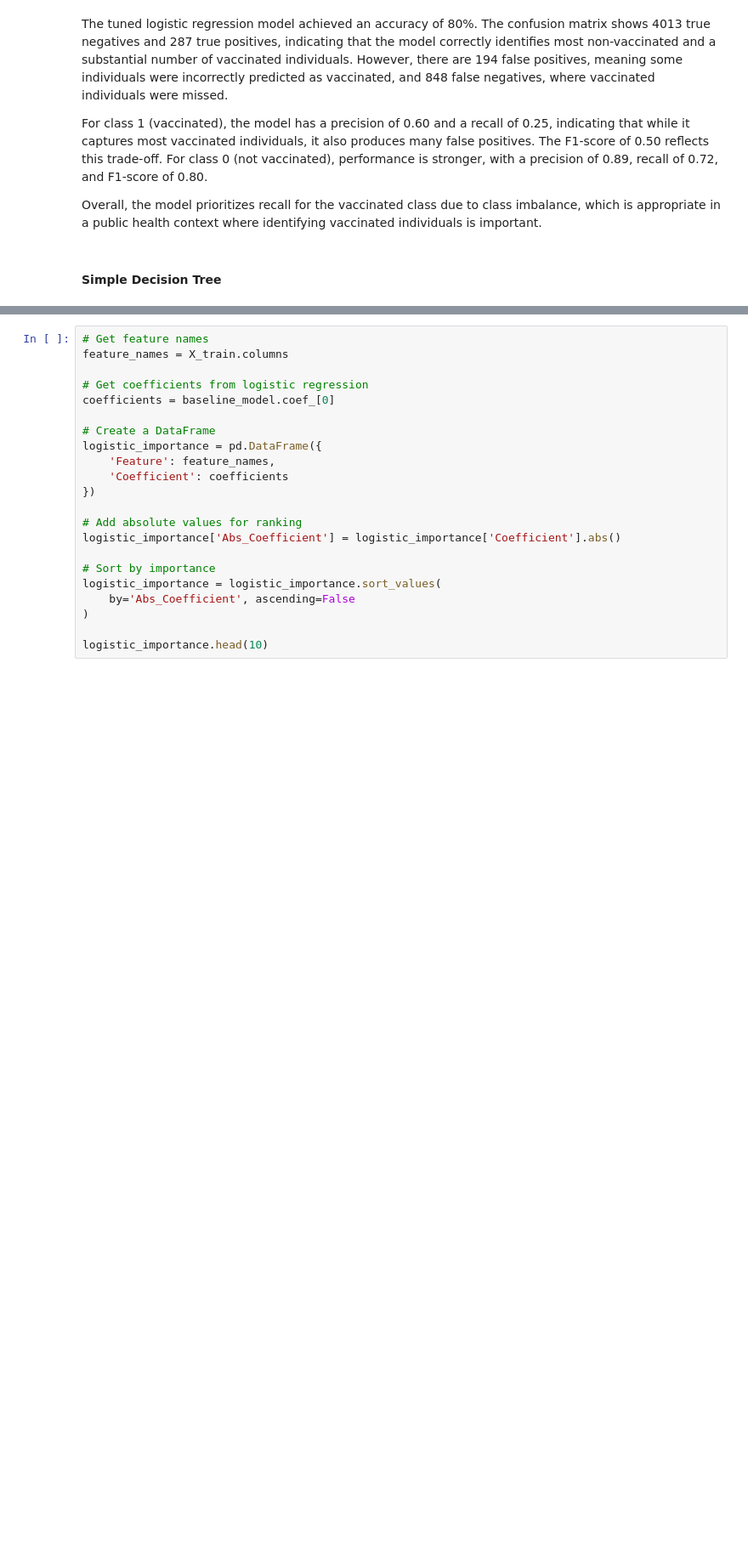
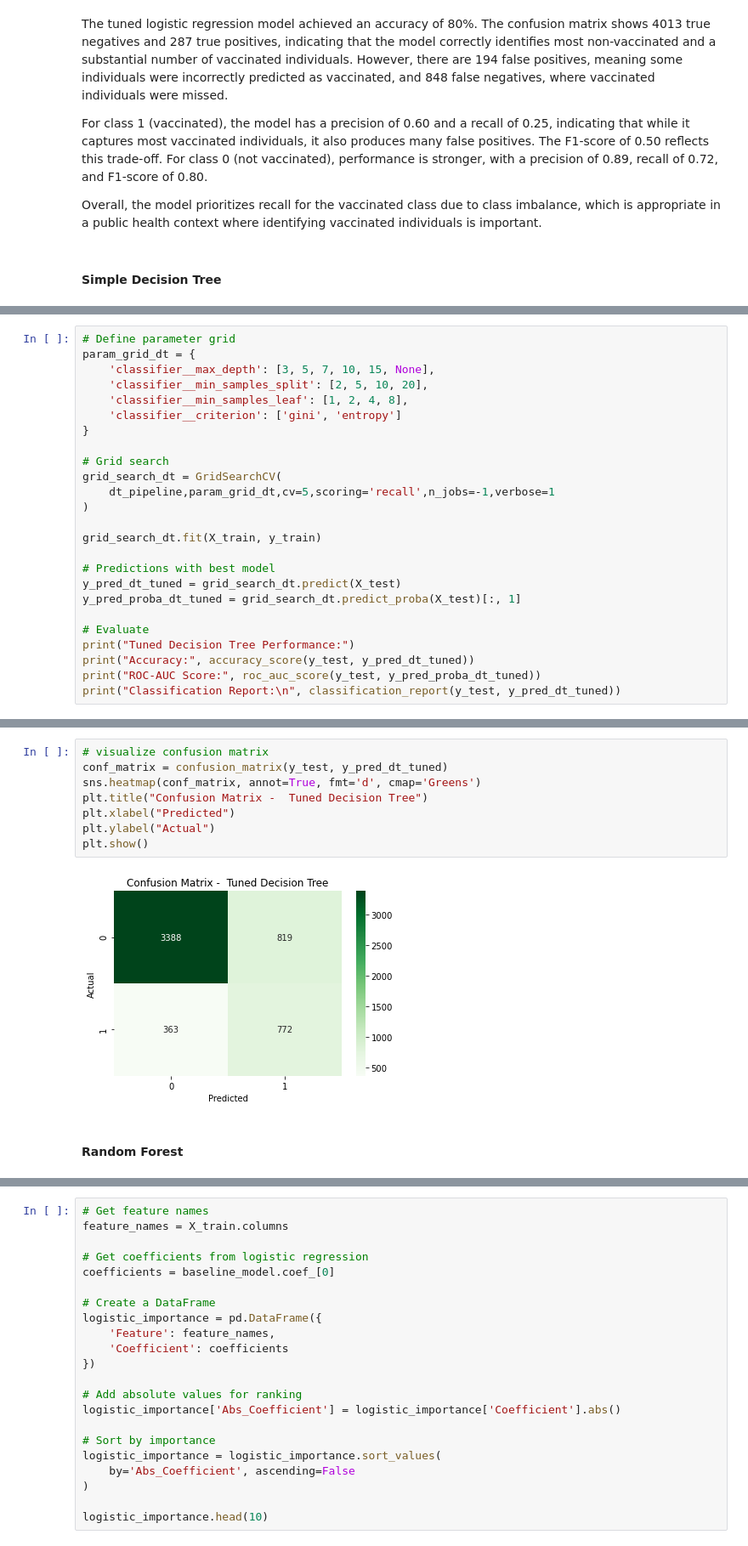
Before and after one commit to isabellasiele/H1N1-vaccine-Project, a Jupyter notebook: index.ipynb, the cells around one changed output, grey strips where cells are left out. Shown at 85% size. Saved outputs shown, nothing was run; the diff lists cells and outputs as text; blank space fills up the shorter version.

```diff
--- a/index.ipynb
+++ b/index.ipynb
@@ -606,0 +560,25 @@ plt.show()
+# %%
+# Define parameter grid
+param_grid_dt = {
+    'classifier__max_depth': [3, 5, 7, 10, 15, None],
+    'classifier__min_samples_split': [2, 5, 10, 20],
+    'classifier__min_samples_leaf': [1, 2, 4, 8],
+    'classifier__criterion': ['gini', 'entropy']
+}
+
+# Grid search
+grid_search_dt = GridSearchCV(
+    dt_pipeline,param_grid_dt,cv=5,scoring='recall',n_jobs=-1,verbose=1
+)
+
+grid_search_dt.fit(X_train, y_train)
+
+# Predictions with best model
+y_pred_dt_tuned = grid_search_dt.predict(X_test)
+y_pred_proba_dt_tuned = grid_search_dt.predict_proba(X_test)[:, 1]
+
+# Evaluate
+print("Tuned Decision Tree Performance:")
+print("Accuracy:", accuracy_score(y_test, y_pred_dt_tuned))
+print("ROC-AUC Score:", roc_auc_score(y_test, y_pred_proba_dt_tuned))
+print("Classification Report:\n", classification_report(y_test, y_pred_dt_tuned))
@@ -606,0 +599,12 @@ plt.show()
+# %%
+# visualize confusion matrix
+conf_matrix = confusion_matrix(y_test, y_pred_dt_tuned)
+sns.heatmap(conf_matrix, annot=True, fmt='d', cmap='Greens')
+plt.title("Confusion Matrix -  Tuned Decision Tree")
+plt.xlabel("Predicted")
+plt.ylabel("Actual")
+plt.show()
+# %% [output]
+[figure, added]
+# %% [markdown]
+#### Random Forest
```
Also changed, not shown: parts of 32 cells of this notebook, 3 other files.
